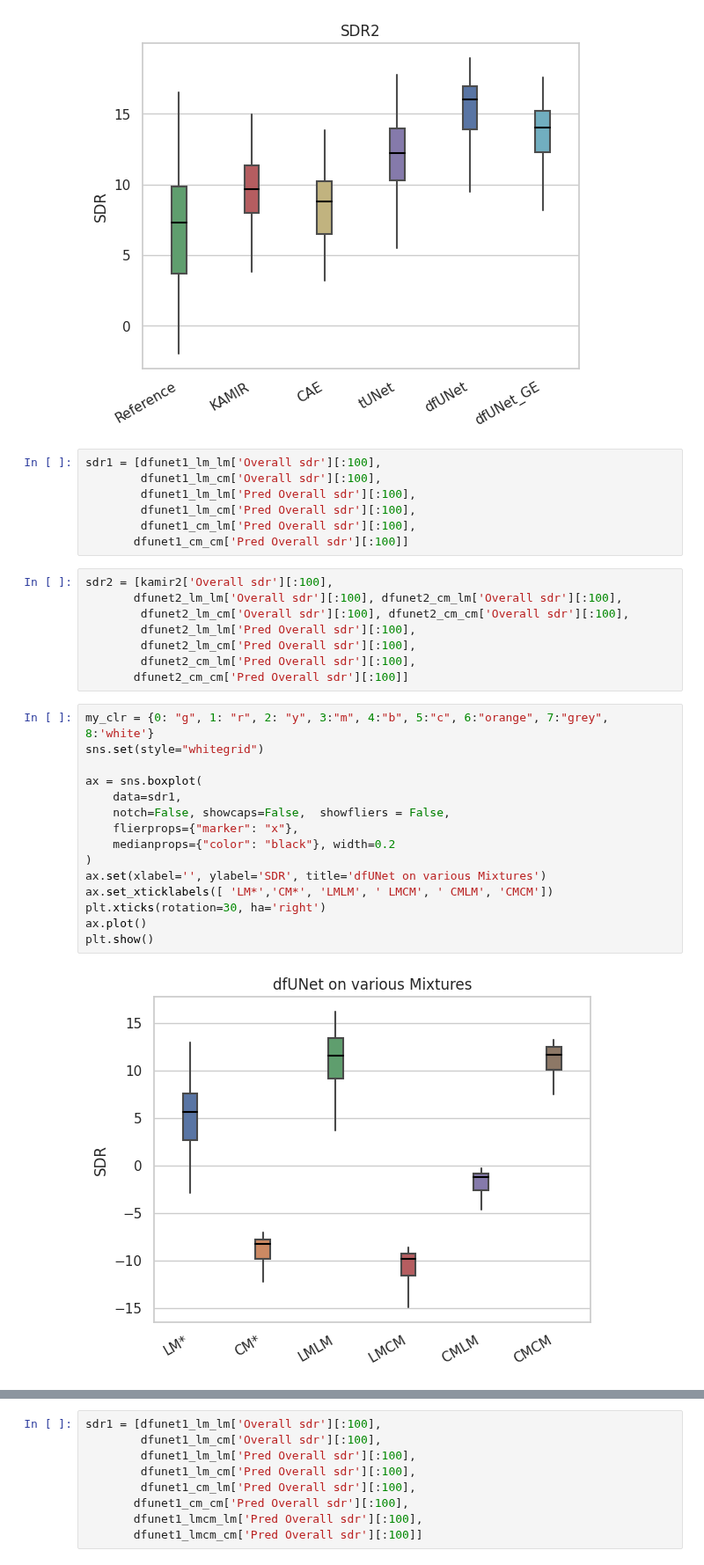
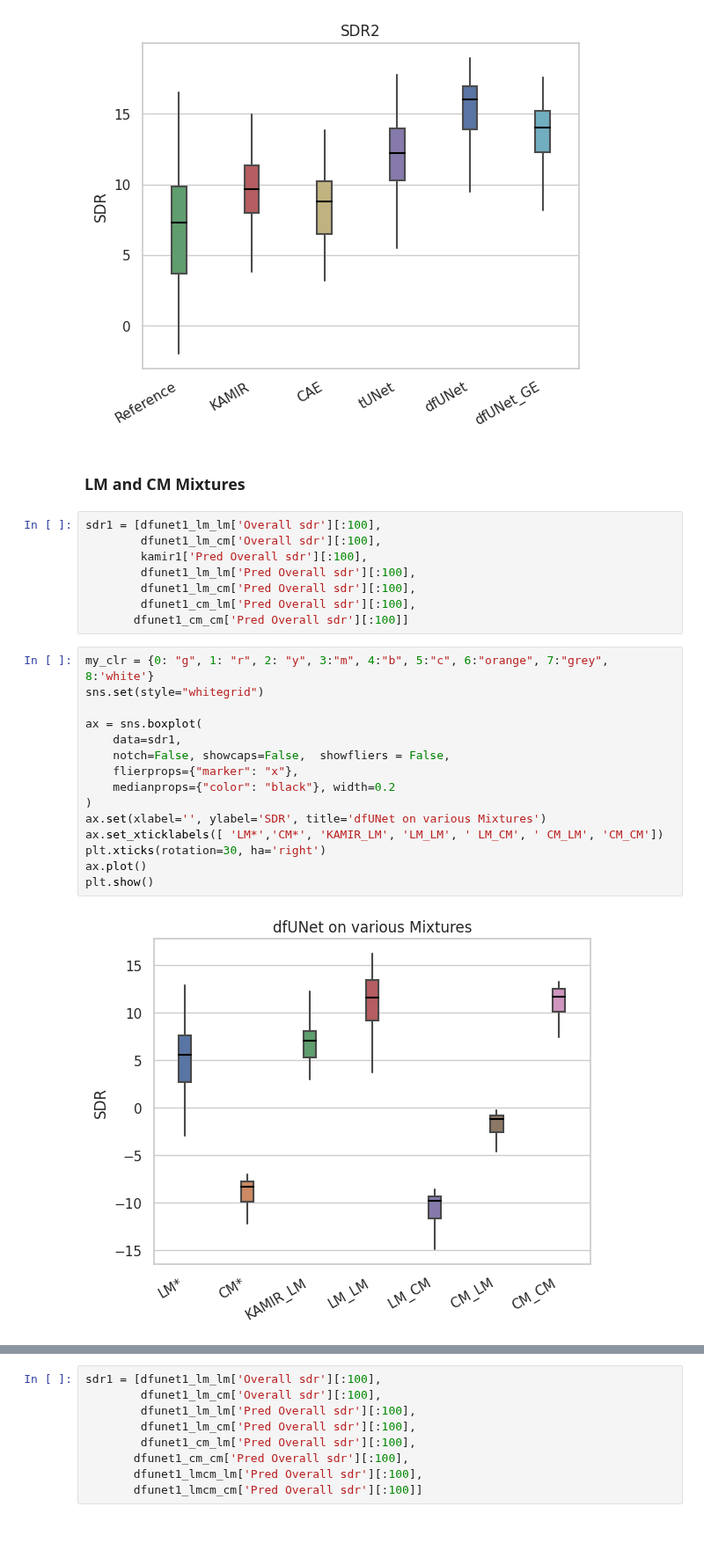
Before and after one commit to its-rajesh/Audio-Bleeding-Removal, a Jupyter notebook: RBox.ipynb, the cells around one changed output, grey strips where cells are left out. Shown at 88% size. Cells and saved outputs as stored; diff of their text form; blank space fills up the shorter version.

```diff
--- a/RBox.ipynb
+++ b/RBox.ipynb
@@ -128,35 +154,30 @@ ax.plot()
 plt.show()
 # %% [output]
 [figure]
+# %% [markdown]
+### **LM and CM Mixtures**
 # %%
 sdr1 = [dfunet1_lm_lm['Overall sdr'][:100],
         dfunet1_lm_cm['Overall sdr'][:100],
+        kamir1['Pred Overall sdr'][:100],
         dfunet1_lm_lm['Pred Overall sdr'][:100],
         dfunet1_lm_cm['Pred Overall sdr'][:100],
         dfunet1_cm_lm['Pred Overall sdr'][:100],
        dfunet1_cm_cm['Pred Overall sdr'][:100]]
-# %%
-sdr2 = [kamir2['Overall sdr'][:100],
-       dfunet2_lm_lm['Overall sdr'][:100], dfunet2_cm_lm['Overall sdr'][:100],
-        dfunet2_lm_cm['Overall sdr'][:100], dfunet2_cm_cm['Overall sdr'][:100],
-        dfunet2_lm_lm['Pred Overall sdr'][:100],
-        dfunet2_lm_cm['Pred Overall sdr'][:100],
-        dfunet2_cm_lm['Pred Overall sdr'][:100],
-       dfunet2_cm_cm['Pred Overall sdr'][:100]]
 # %%
 my_clr = {0: "g", 1: "r", 2: "y", 3:"m", 4:"b", 5:"c", 6:"orange", 7:"grey", 8:'white'}
 sns.set(style="whitegrid")
 
 ax = sns.boxplot(
     data=sdr1,
     notch=False, showcaps=False,  showfliers = False,
     flierprops={"marker": "x"},
     medianprops={"color": "black"}, width=0.2
 )
 ax.set(xlabel='', ylabel='SDR', title='dfUNet on various Mixtures')
-ax.set_xticklabels([ 'LM*','CM*', 'LMLM', ' LMCM', ' CMLM', 'CMCM'])
+ax.set_xticklabels([ 'LM*','CM*', 'KAMIR_LM', 'LM_LM', ' LM_CM', ' CM_LM', 'CM_CM'])
 plt.xticks(rotation=30, ha='right')
 ax.plot()
 plt.show()
 # %% [output]
-[figure, old version]
+[figure, new version]
```
Also changed, not shown: parts of 26 cells of this notebook.
